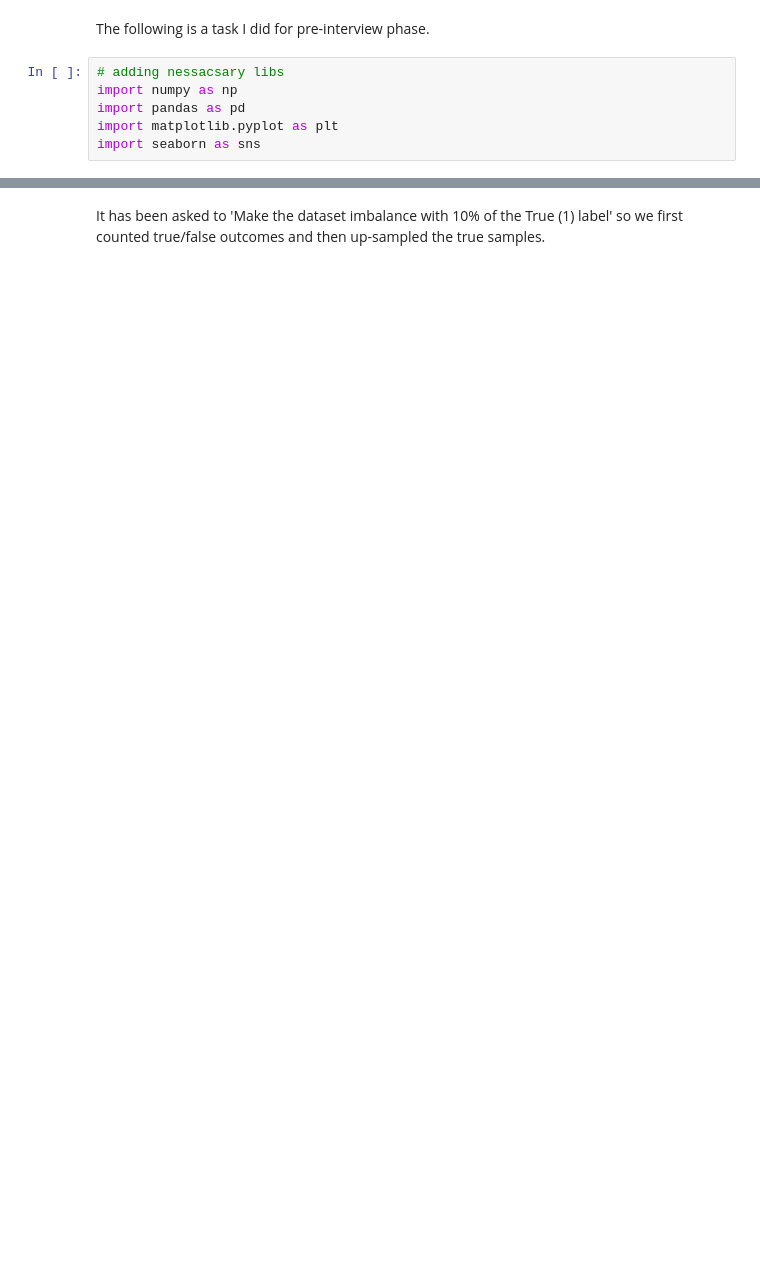
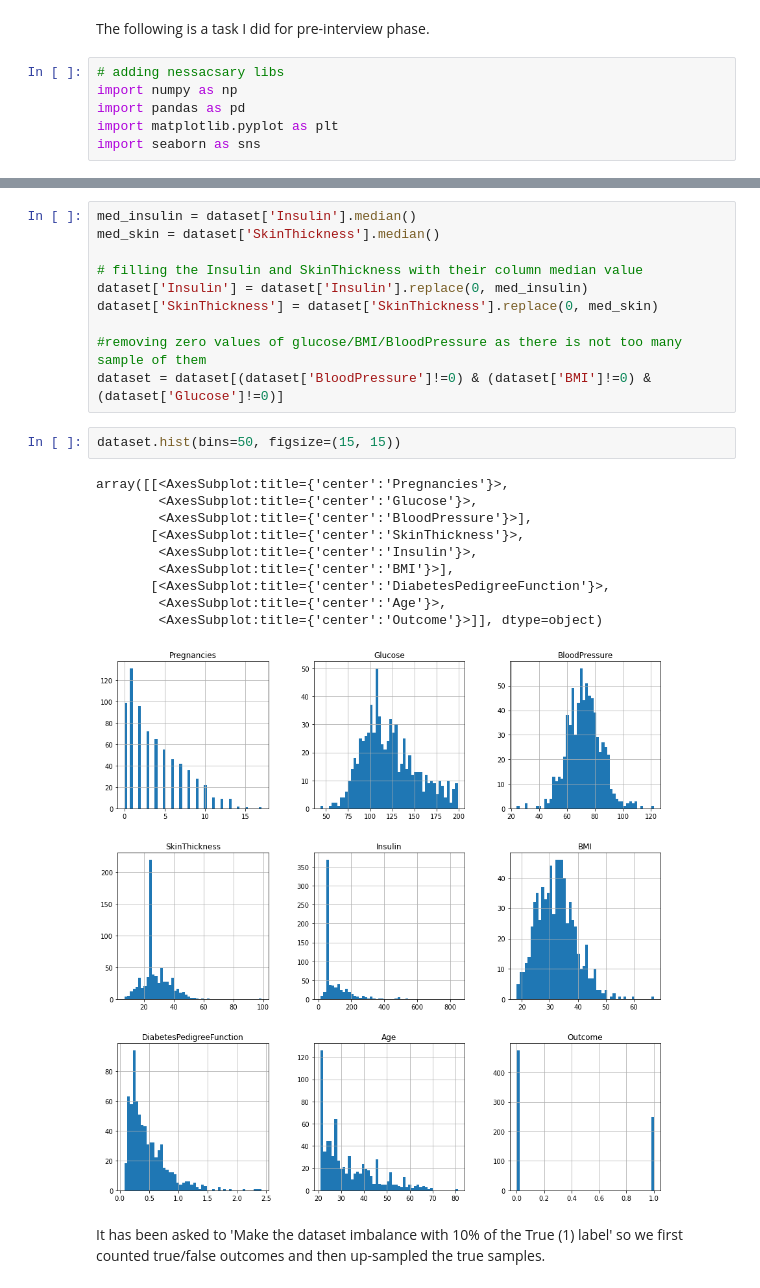
Before and after one commit to mahdigheidi/PimaIndiansDiabetes, a Jupyter notebook: task_notebook.ipynb, the cells around one changed output, grey strips where cells are left out. Cells and saved outputs as stored; diff of their text form; blank space fills up the shorter version.

```diff
--- a/task_notebook.ipynb
+++ b/task_notebook.ipynb
@@ -9,2 +60,25 @@ import seaborn as sns
+# %%
+med_insulin = dataset['Insulin'].median()
+med_skin = dataset['SkinThickness'].median()
+
+# filling the Insulin and SkinThickness with their column median value
+dataset['Insulin'] = dataset['Insulin'].replace(0, med_insulin)
+dataset['SkinThickness'] = dataset['SkinThickness'].replace(0, med_skin)
+
+#removing zero values of glucose/BMI/BloodPressure as there is not too many sample of them
+dataset = dataset[(dataset['BloodPressure']!=0) & (dataset['BMI']!=0) & (dataset['Glucose']!=0)]
+# %%
+dataset.hist(bins=50, figsize=(15, 15))
+# %% [output]
+array([[<AxesSubplot:title={'center':'Pregnancies'}>,
+        <AxesSubplot:title={'center':'Glucose'}>,
+        <AxesSubplot:title={'center':'BloodPressure'}>],
+       [<AxesSubplot:title={'center':'SkinThickness'}>,
+        <AxesSubplot:title={'center':'Insulin'}>,
+        <AxesSubplot:title={'center':'BMI'}>],
+       [<AxesSubplot:title={'center':'DiabetesPedigreeFunction'}>,
+        <AxesSubplot:title={'center':'Age'}>,
+        <AxesSubplot:title={'center':'Outcome'}>]], dtype=object)
+[figure, added]
 # %% [markdown]
 It has been asked to 'Make the dataset imbalance with 10% of the True (1) label' so we first counted true/false outcomes and then up-sampled the true samples.
```
Also changed, not shown: parts of 12 cells of this notebook.
